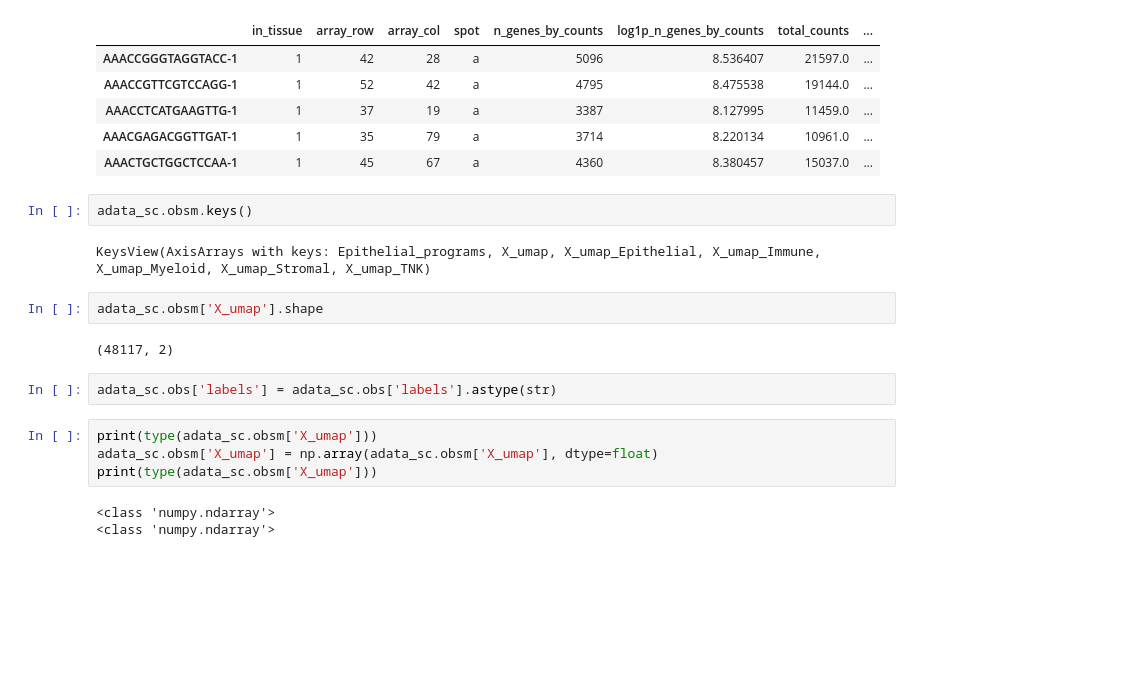
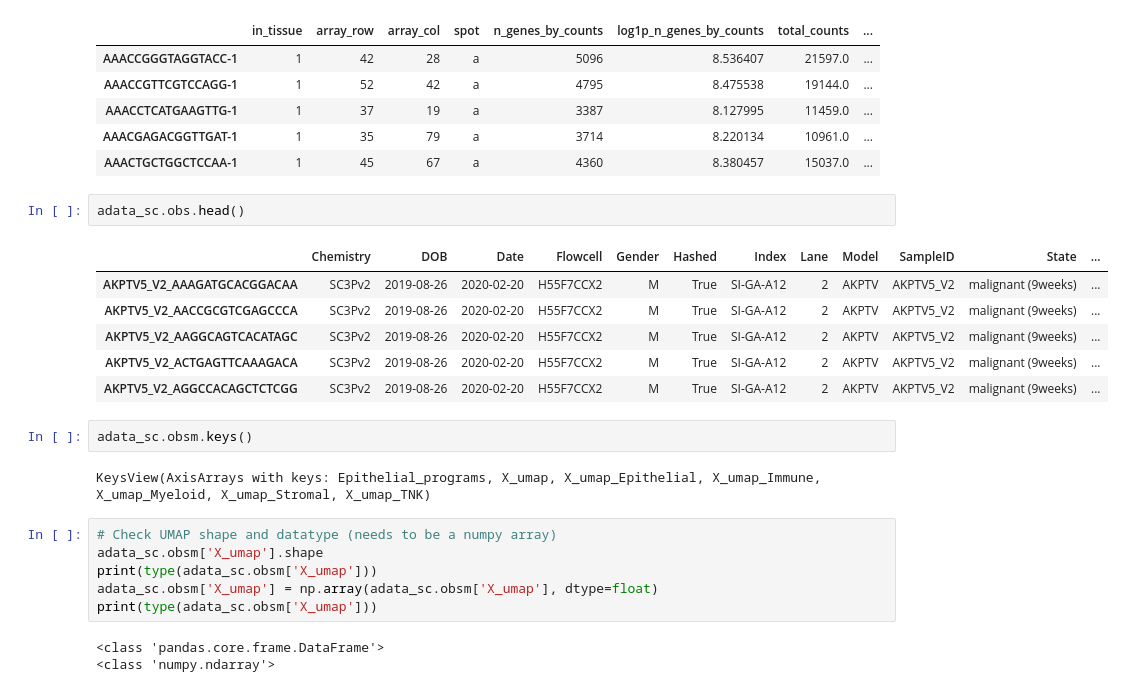
Before and after one commit to ThorstenCodes/spatial-transcriptomics-demo, a Jupyter notebook: dataset2_python/scripts/Deconvolution.ipynb, the cells around one changed output. Saved outputs shown, nothing was run; the diff lists cells and outputs as text; blank space fills up the shorter version.

```diff
--- a/dataset2_python/scripts/Deconvolution.ipynb
+++ b/dataset2_python/scripts/Deconvolution.ipynb
@@ -43,21 +48,26 @@ adata_st.obs.head(5)
 | AAACCTCATGAAGTTG-1 | 1 | 37 | 19 | a | 3387 | 8.127995 | 11459.0 | ... |
 | AAACGAGACGGTTGAT-1 | 1 | 35 | 79 | a | 3714 | 8.220134 | 10961.0 | ... |
 | AAACTGCTGGCTCCAA-1 | 1 | 45 | 67 | a | 4360 | 8.380457 | 15037.0 | ... |
+# %%
+adata_sc.obs.head()
+# %% [output]
+|  | Chemistry | DOB | Date | Flowcell | Gender | Hashed | Index | Lane | Model | SampleID | State | ... |
+| AKPTV5_V2_AAAGATGCACGGACAA | SC3Pv2 | 2019-08-26 | 2020-02-20 | H55F7CCX2 | M | True | SI-GA-A12 | 2 | AKPTV | AKPTV5_V2 | malignant (9weeks) | ... |
+| AKPTV5_V2_AACCGCGTCGAGCCCA | SC3Pv2 | 2019-08-26 | 2020-02-20 | H55F7CCX2 | M | True | SI-GA-A12 | 2 | AKPTV | AKPTV5_V2 | malignant (9weeks) | ... |
+| AKPTV5_V2_AAGGCAGTCACATAGC | SC3Pv2 | 2019-08-26 | 2020-02-20 | H55F7CCX2 | M | True | SI-GA-A12 | 2 | AKPTV | AKPTV5_V2 | malignant (9weeks) | ... |
+| AKPTV5_V2_ACTGAGTTCAAAGACA | SC3Pv2 | 2019-08-26 | 2020-02-20 | H55F7CCX2 | M | True | SI-GA-A12 | 2 | AKPTV | AKPTV5_V2 | malignant (9weeks) | ... |
+| AKPTV5_V2_AGGCCACAGCTCTCGG | SC3Pv2 | 2019-08-26 | 2020-02-20 | H55F7CCX2 | M | True | SI-GA-A12 | 2 | AKPTV | AKPTV5_V2 | malignant (9weeks) | ... |
 # %%
 adata_sc.obsm.keys()
 # %% [output]
 KeysView(AxisArrays with keys: Epithelial_programs, X_umap, X_umap_Epithelial, X_umap_Immune, X_umap_Myeloid, X_umap_Stromal, X_umap_TNK)
-# %%
-adata_sc.obsm['X_umap'].shape
-# %% [output]
-(48117, 2)
-# %%
-adata_sc.obs['labels'] = adata_sc.obs['labels'].astype(str)
-# %%
-print(type(adata_sc.obsm['X_umap']))
-adata_sc.obsm['X_umap'] = np.array(adata_sc.obsm['X_umap'], dtype=float)
-print(type(adata_sc.obsm['X_umap']))
-# %% [output]
-<class 'numpy.ndarray'>
-<class 'numpy.ndarray'>
+# %%
+# Check UMAP shape and datatype (needs to be a numpy array)
+adata_sc.obsm['X_umap'].shape
+print(type(adata_sc.obsm['X_umap']))
+adata_sc.obsm['X_umap'] = np.array(adata_sc.obsm['X_umap'], dtype=float)
+print(type(adata_sc.obsm['X_umap']))
+# %% [output]
+<class 'pandas.core.frame.DataFrame'>
+<class 'numpy.ndarray'>
 # %%
```
Also changed, not shown: parts of 14 cells of this notebook.
